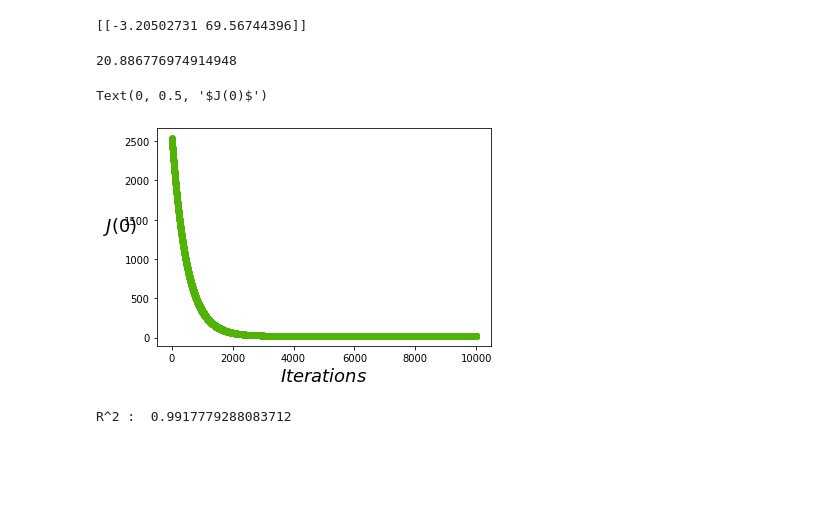
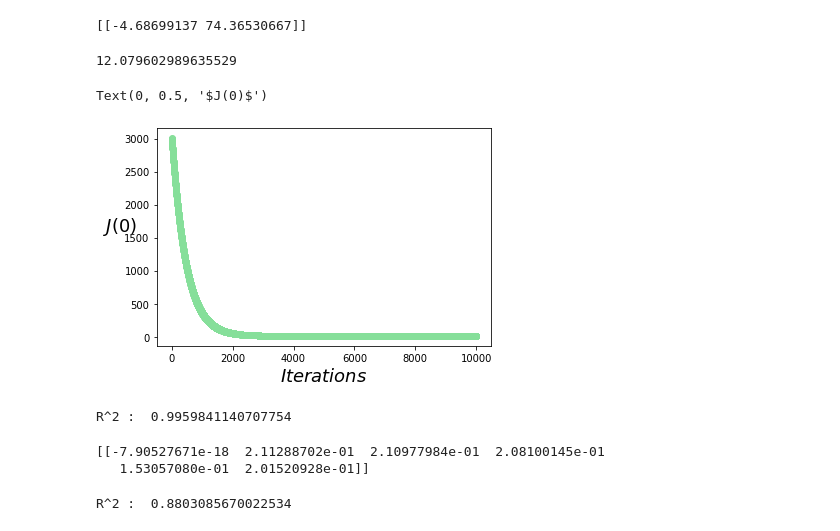
Before and after one commit to Vijaya-Karamsetty/ml, a Jupyter notebook: BGDRegression.ipynb, the cells around one changed output. Cells and saved outputs as stored; diff of their text form; code cells hidden in the pictures; blank space fills up the shorter version.

```diff
--- a/BGDRegression.ipynb
+++ b/BGDRegression.ipynb
@@ -136,28 +158,53 @@ plt.show()
 # %%
 iterations = 10000
 # %%
+X_withx0 = np.insert(np.matrix(X), 0, 1, axis=1)
+Y_matrix = np.matrix(y)
+
 linear_regression_model = BGDRegression(iterations, scale=True, verbose=True)
-linear_regression_model.generate_model(np.matrix(X), np.matrix(y))
+linear_regression_model.generate_model(X_withx0, Y_matrix)
 print(linear_regression_model._theta)
 # %% [output]
-[[-3.20502731 69.56744396]]
+[[-4.68699137 74.36530667]]
-# %%
-print(linear_regression_model.mse(np.insert(np.matrix(X), 0, 1, axis=1), np.matrix(y)))
-# %% [output]
-20.886776974914948
+# %%
+print(linear_regression_model.mse(X_withx0, Y_matrix))
+# %% [output]
+12.079602989635529
 # %%
 # Random Color generation function used during plotting
 def get_color():
     return np.random.rand(3, )
 
-plt.scatter(range(iterations), linear_regression_model._cost_history, color=get_color(), label='J(0)')
+plt.scatter(range(len(linear_regression_model._cost_history)), linear_regression_model._cost_history, color=get_color(), label='J(0)')
 plt.xlabel("$Iterations$", fontsize=18)
 plt.ylabel("$J(0)$", rotation=0, fontsize=18)
 # %% [output]
 Text(0, 0.5, '$J(0)$')
-[figure, old version]
+[figure, new version]
 # %%
 from sklearn.metrics import r2_score
-print("R^2 : ", r2_score(y, linear_regression_model.predict(np.insert(np.matrix(X), 0, 1, axis=1))))
+print("R^2 : ", r2_score(Y_matrix, linear_regression_model.predict(X_withx0)))
 # %% [output]
-R^2 :  0.9917779288083712
+R^2 :  0.9959841140707754
+# %%
+bagdata = pd.read_csv(r'Data_Multivariate.csv')
+learning_rate = 0.01
+iterations = 1000
+
+bagdata = (bagdata - bagdata.mean()) / bagdata.std()
+
+mv_y = bagdata.iloc[:, 0:1]
+
+# add ones column
+mv_x = np.c_[np.ones(bagdata.shape[0]),bagdata.iloc[:,1:]]
+linear_regression_model = BGDRegression(iterations, scale=True, verbose=True)
+
+linear_regression_model.generate_model(np.matrix(mv_x), np.matrix(mv_y))
+print(linear_regression_model._theta)
+# %% [output]
+[[-7.90527671e-18  2.11288702e-01  2.10977984e-01  2.08100145e-01
+   1.53057080e-01  2.01520928e-01]]
+# %%
+print("R^2 : ", r2_score(mv_y, linear_regression_model.predict(mv_x)))
+# %% [output]
+R^2 :  0.8803085670022534
```
Also changed, not shown: parts of 4 cells of this notebook.
